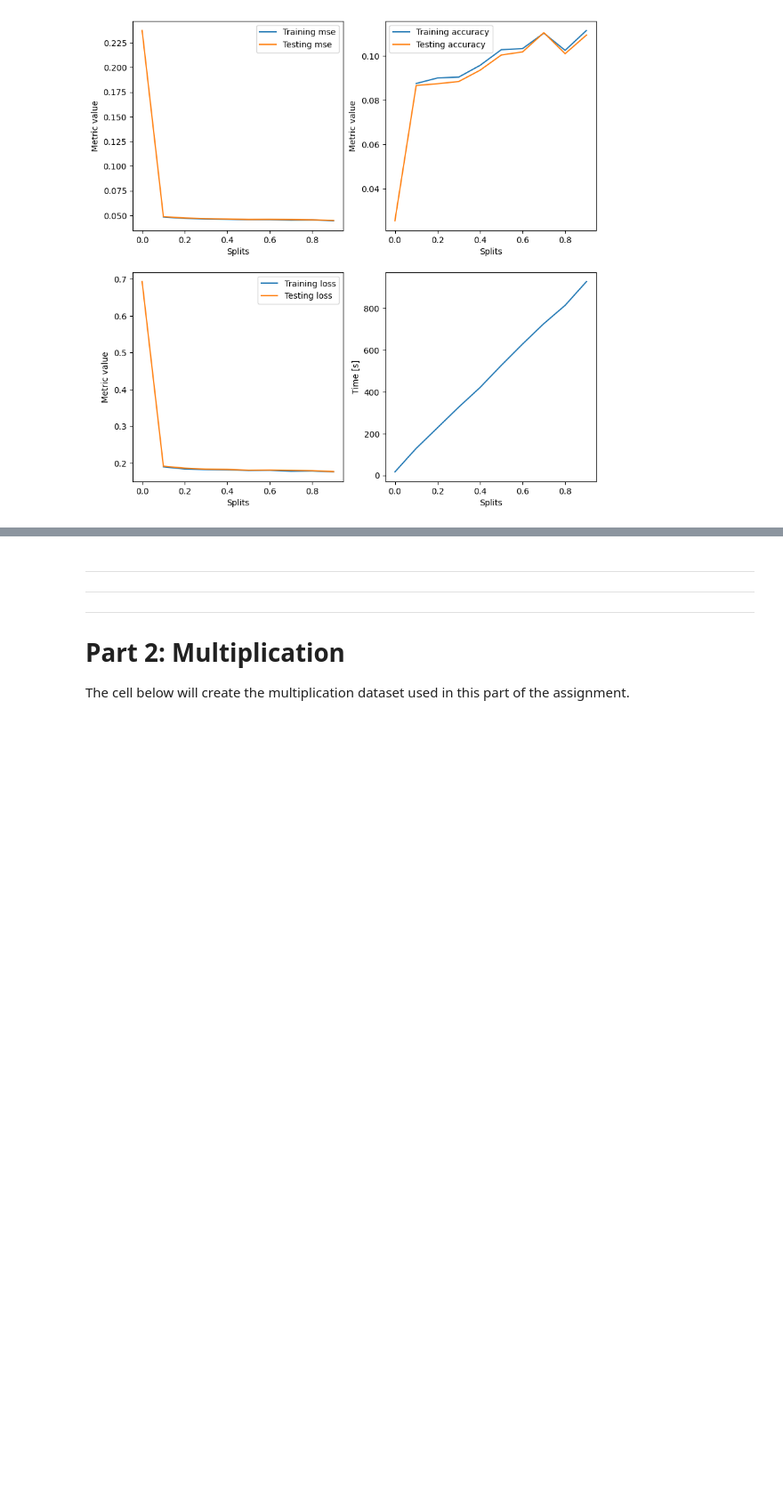
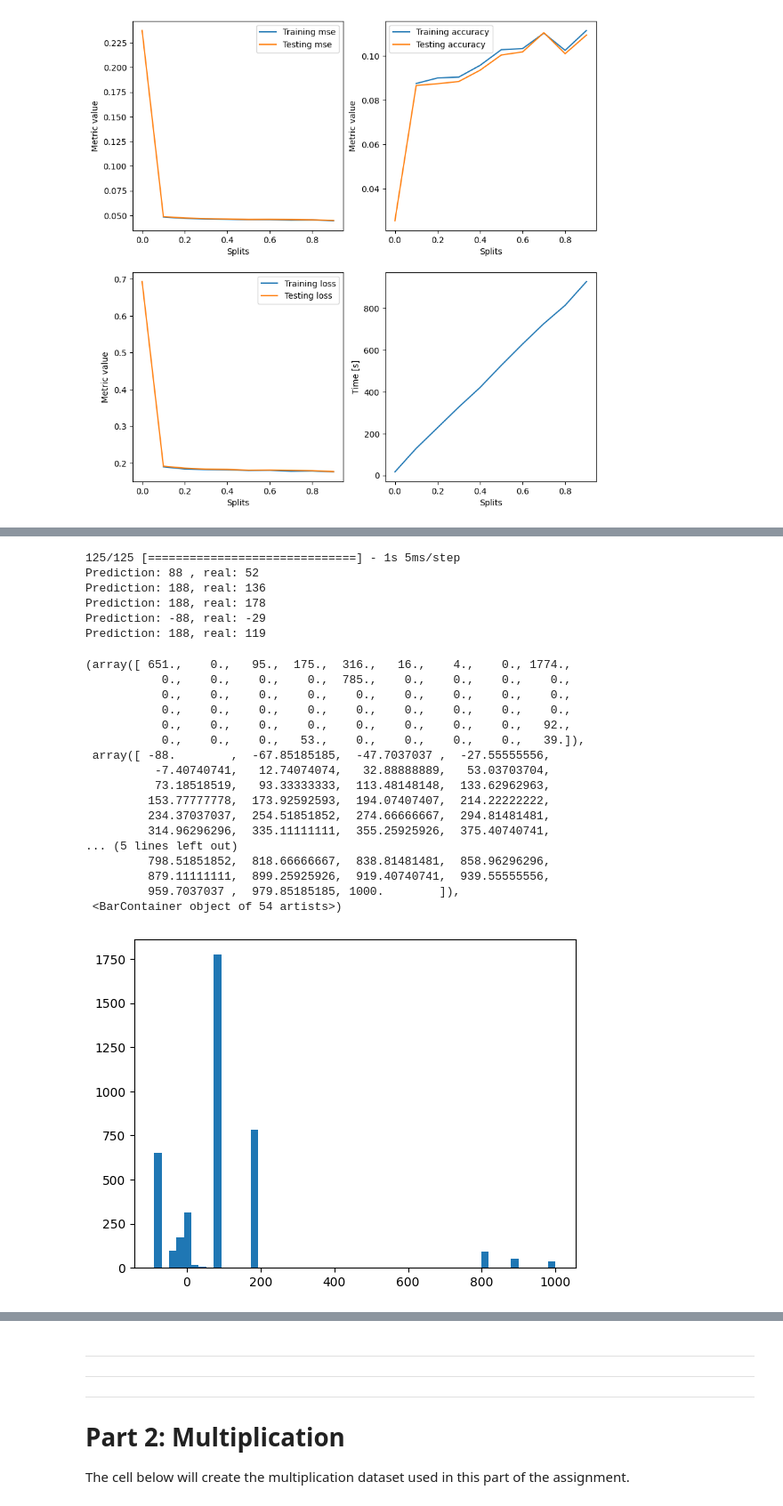
Before and after one commit to Spijkerberg/IDL-A2, a Jupyter notebook: individual_solns/A2_menno.ipynb, the cells around one changed output, grey strips where cells are left out. Shown at 89% size. Cells and saved outputs as stored; diff of their text form; code cells hidden in the pictures; blank space fills up the shorter version.

```diff
--- a/individual_solns/A2_menno.ipynb
+++ b/individual_solns/A2_menno.ipynb
@@ -864,0 +957,19 @@ plt.show()
+# %%
+for narch in [1]:
+    model = build_text2img_model_simple(show_summary=True)
+
+    fit_kwargs = {
+        'batch_size': 128,
+        'validation_split': 0.1,
+        'epochs': 20,
+    }
+
+    metrics = ['accuracy']
+
+    train_score = [np.nan]*(len(metrics)+1)
+    test_score = [np.nan]*(len(metrics)+1)
+    ids = np.arange(X_text_onehot.shape[0])
+    train_idx, test_idx = train_test_split(ids, train_size=0.8)
+
+    model.fit(X_text_onehot[train_idx], y_img[train_idx], **fit_kwargs, verbose=1)
+    pred = model.predict(X_text_onehot[test_idx])#.reshape(len(X_test),28,28,3) approximation of y_test
@@ -864,0 +994,36 @@ plt.show()
+# %%
+pred_onehot = mod.predict(pred)
+for i in range(5):
+    print(f"Prediction: {decode_labels(pred_onehot[i])}, real: {decode_labels(y_text_onehot[test_idx[i]])}")
+
+plt.hist([
+    float(temp)
+    if (temp:=(decode_labels(yeet)).strip()) not in ['', '-', '+']
+    else 1000
+    for yeet in pred_onehot
+    ], bins=int(2*(20000)**(1/3)))
+# %% [output]
+125/125 [==============================] - 1s 5ms/step
+Prediction: 88 , real: 52
+Prediction: 188, real: 136
+Prediction: 188, real: 178
+Prediction: -88, real: -29
+Prediction: 188, real: 119
+(array([ 651.,    0.,   95.,  175.,  316.,   16.,    4.,    0., 1774.,
+           0.,    0.,    0.,    0.,  785.,    0.,    0.,    0.,    0.,
+           0.,    0.,    0.,    0.,    0.,    0.,    0.,    0.,    0.,
+           0.,    0.,    0.,    0.,    0.,    0.,    0.,    0.,    0.,
+           0.,    0.,    0.,    0.,    0.,    0.,    0.,    0.,   92.,
+           0.,    0.,    0.,   53.,    0.,    0.,    0.,    0.,   39.]),
+ array([ -88.        ,  -67.85185185,  -47.7037037 ,  -27.55555556,
+          -7.40740741,   12.74074074,   32.88888889,   53.03703704,
+          73.18518519,   93.33333333,  113.48148148,  133.62962963,
+         153.77777778,  173.92592593,  194.07407407,  214.22222222,
+         234.37037037,  254.51851852,  274.66666667,  294.81481481,
+         314.96296296,  335.11111111,  355.25925926,  375.40740741,
+... (5 lines left out)
+         798.51851852,  818.66666667,  838.81481481,  858.96296296,
+         879.11111111,  899.25925926,  919.40740741,  939.55555556,
+         959.7037037 ,  979.85185185, 1000.        ]),
+ <BarContainer object of 54 artists>)
+[figure, added]
```
Also changed, not shown: parts of 8 cells of this notebook.
